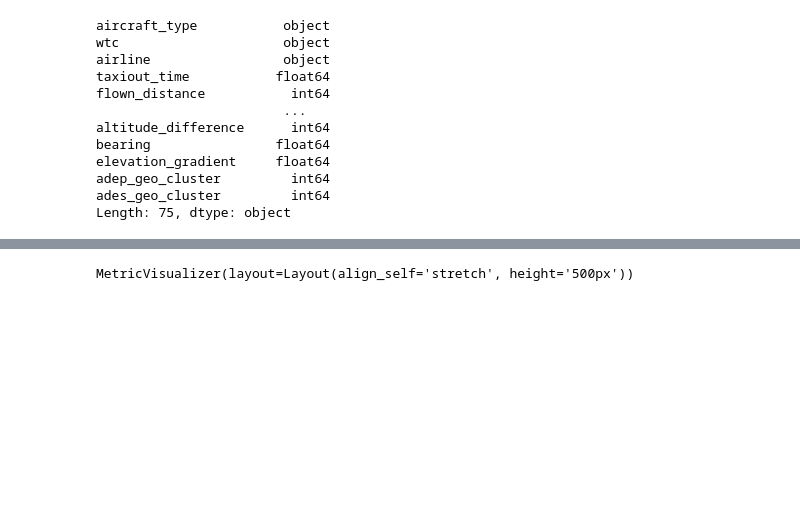
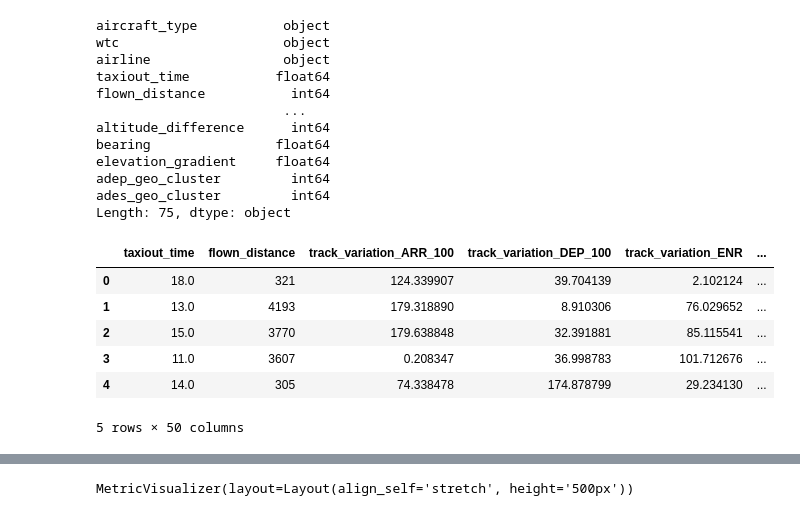
Before and after one commit to PRC-Data-Challenge-2024/team_tiny_rainbow, a Jupyter notebook: catboost.ipynb, the cells around one changed output, grey strips where cells are left out. Saved outputs shown, nothing was run; the diff lists cells and outputs as text; code cells hidden in the pictures; blank space fills up the shorter version.

Commit message:
submission: v25 (imputing missing values with mean)

```diff
--- a/catboost.ipynb
+++ b/catboost.ipynb
@@ -54,7 +54,9 @@ cat_names = ['aircraft_type',
              'Manufacturer',
              'Model_FAA',
              'Physical_Class_Engine',
-             'FAA_Weight']
+             'FAA_Weight',
+             'adep_geo_cluster',
+             'ades_geo_cluster']
 # %%
 null_value_stats = df.isnull().sum(axis=0)
 print(null_value_stats)
@@ -96,3 +98,24 @@ X_train, X_val, y_train, y_val = train_test_split(X, y, test_size=0.2, random_st
 # %%
 from catboost import CatBoostRegressor, Pool, metrics, cv
 from sklearn.metrics import r2_score, mean_squared_error
+# %%
+from sklearn.impute import SimpleImputer
+from sklearn.experimental import enable_iterative_imputer  # noqa
+from sklearn.impute import IterativeImputer
+from sklearn.impute import KNNImputer
+
+challenge_set_updated_imputed = challenge_set_updated.drop(cat_names, axis=1)
+challenge_set_updated_imputed.replace(np.inf, np.nan, inplace=True)
+
+imputer = SimpleImputer(missing_values=np.nan, strategy='mean')
+imputer.fit_transform(challenge_set_updated_imputed)
+challenge_set_updated_imputed[:] = imputer.transform(challenge_set_updated_imputed)
+challenge_set_updated_imputed.head()
+# %% [output]
+|  | taxiout_time | flown_distance | track_variation_ARR_100 | track_variation_DEP_100 | track_variation_ENR | ... |
+| 0 | 18.0 | 321 | 124.339907 | 39.704139 | 2.102124 | ... |
+| 1 | 13.0 | 4193 | 179.318890 | 8.910306 | 76.029652 | ... |
+| 2 | 15.0 | 3770 | 179.638848 | 32.391881 | 85.115541 | ... |
+| 3 | 11.0 | 3607 | 0.208347 | 36.998783 | 101.712676 | ... |
+| 4 | 14.0 | 305 | 74.338478 | 174.878799 | 29.234130 | ... |
+5 rows × 50 columns
```
Also changed, not shown: parts of 5 cells of this notebook, 1 other file.
